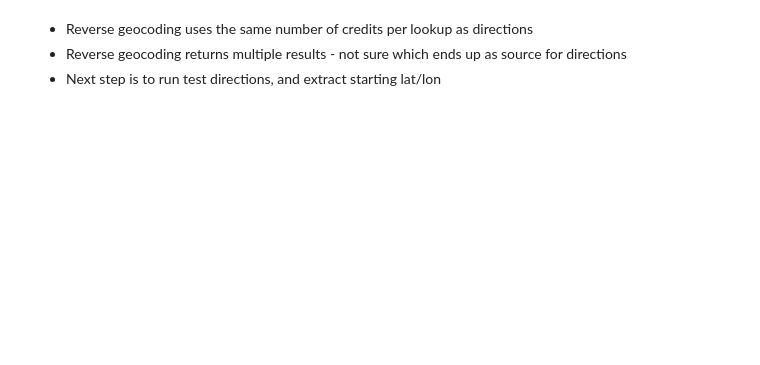
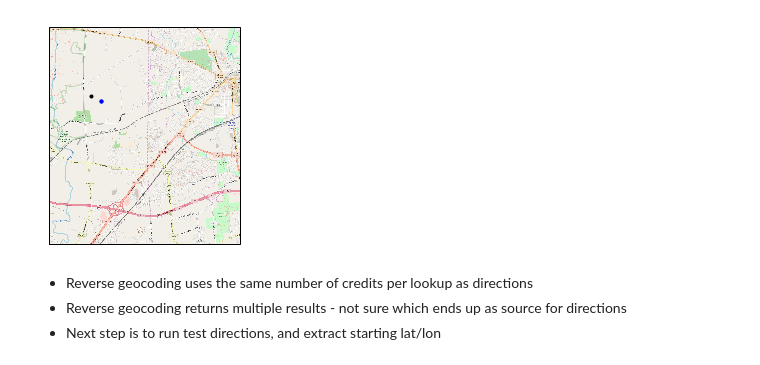
Before and after one commit to orthorhombic/two-body, a Jupyter notebook: GeoData.ipynb, the cells around one changed output. Cells and saved outputs as stored; diff of their text form; code cells hidden in the pictures; blank space fills up the shorter version.

Commit message:
Structure for directions across test grid

```diff
--- a/GeoData.ipynb
+++ b/GeoData.ipynb
@@ -27,7 +19,24 @@ print(reverse_geocode_result)
 # %%
+from datetime import datetime
+from matplotlib.path import Path
+import matplotlib.pyplot as plt
+import matplotlib
+import numpy as np
+import cartopy
+import cartopy.crs as ccrs
+from cartopy.io.img_tiles import OSM
+import pandas
+import matplotlib
+import seaborn
+import googlemaps
+from datetime import datetime
+
+gmaps = googlemaps.Client(key='AIzaSyCEVlqLL37Sy3D7ASUTjiy6WxNCTtUOVNA')
+
+
+
 
 #simple Plotting - looking for shift of points
-
 imagery = OSM() # Use Open street maps data
 ax = plt.axes(projection=imagery.crs)
 ax.set_extent([-75.75, -75.83, 39.63, 39.7], ccrs.Geodetic()) #longitude, latitude (x1,x2,y1,y2)
@@ -48,4 +57,72 @@ plt.plot(initial[0], initial[1],
          marker='o', color='blue', markersize=3, transform=ccrs.Geodetic(),
          linestyle='')
 
-reverse_geocode_result = gmaps.reverse_geocode((initial[1],initial[0]))
+#reverse_geocode_result = gmaps.reverse_geocode((initial[1],initial[0]))
+
+
+#These are values which will be defined through address lookup in other modules
+initial=np.array([-75.808,39.676]) #lon/lat #make sure this is a float
+destination1=np.array([-75.7728,39.6259]) #lon/lat #make sure this is a float
+destination2=np.array([-75.84084,39.6917]) #lon/lat #make sure this is a float
+
+
+#Start
+plt.plot(initial[0], initial[1],
+         marker='o', color='blue', markersize=3, transform=ccrs.Geodetic(),
+         linestyle='')
+#Start
+plt.plot(destination1[0], destination1[1],
+         marker='o', color='red', markersize=3, transform=ccrs.Geodetic(),
+         linestyle='')
+#Start
+plt.plot(destination2[0], destination2[1],
+         marker='o', color='green', markersize=3, transform=ccrs.Geodetic(),
+         linestyle='')
+
+
+#tune this date/time later
+tuesday = datetime(2018, 1, 9, 7, 10) # year, month, day, hour, minute
+
+#successful directions call - to be pulled apart
+directions_result = gmaps.directions(
+        origin=(initial[1],initial[0]),
+        destination=(destination1[1],destination1[0]),
+         mode='driving',
+#         #        alternatives=False
+##        avoid=
+#         units='Imperial',
+         departure_time=tuesday,
+         traffic_model="best_guess"
+         )
+
+
+#extract start location (lat/lon)
+
+#directions_result[0] # [0] to return first direction option
+#directions_result[0]['bounds'] #this might be a good way of defining the window size for initial plot
+    #collect directions for dest1-dest2 and extract those bounds
+#directions_result[0]['legs'][0] #first and only leg of the journey
+#directions_result[0]['legs'][0]['start_location'] #the starting lat/lng
+#directions_result[0]['legs'][0]['end_location'] #the ending lat/lng
+#directions_result[0]['legs'][0]['duration'] #provides text and int (seconds?)
+#directions_result[0]['legs'][0]['duration_in_traffic'] #provides text and int (seconds?)
+
+#store lat/lng
+gmStart=np.array([
+         directions_result[0]['legs'][0]['start_location']['lng'],
+         directions_result[0]['legs'][0]['start_location']['lat']
+         ])
+gmEnd=np.array([
+         directions_result[0]['legs'][0]['end_location']['lng'],
+         directions_result[0]['legs'][0]['end_location']['lat']
+         ])
+
+#Direction points
+#note difference between lat sent and start location
+plt.plot(gmStart[0], gmStart[1],
+         marker='o', color='black', markersize=3, transform=ccrs.Geodetic(),
+         linestyle='')
+plt.plot(gmEnd[0], gmEnd[1],
+         marker='o', color='black', markersize=3, transform=ccrs.Geodetic(),
+         linestyle='')
+# %% [output]
@@ -52,3 +130,4 @@ reverse_geocode_result = gmaps.reverse_geocode((initial[1],initial[0]))
+[figure, added]
 # %% [markdown]
 * Reverse geocoding uses the same number of credits per lookup as directions
 * Reverse geocoding returns multiple results - not sure which ends up as source for directions
```
Also changed, not shown: parts of 9 cells of this notebook.
